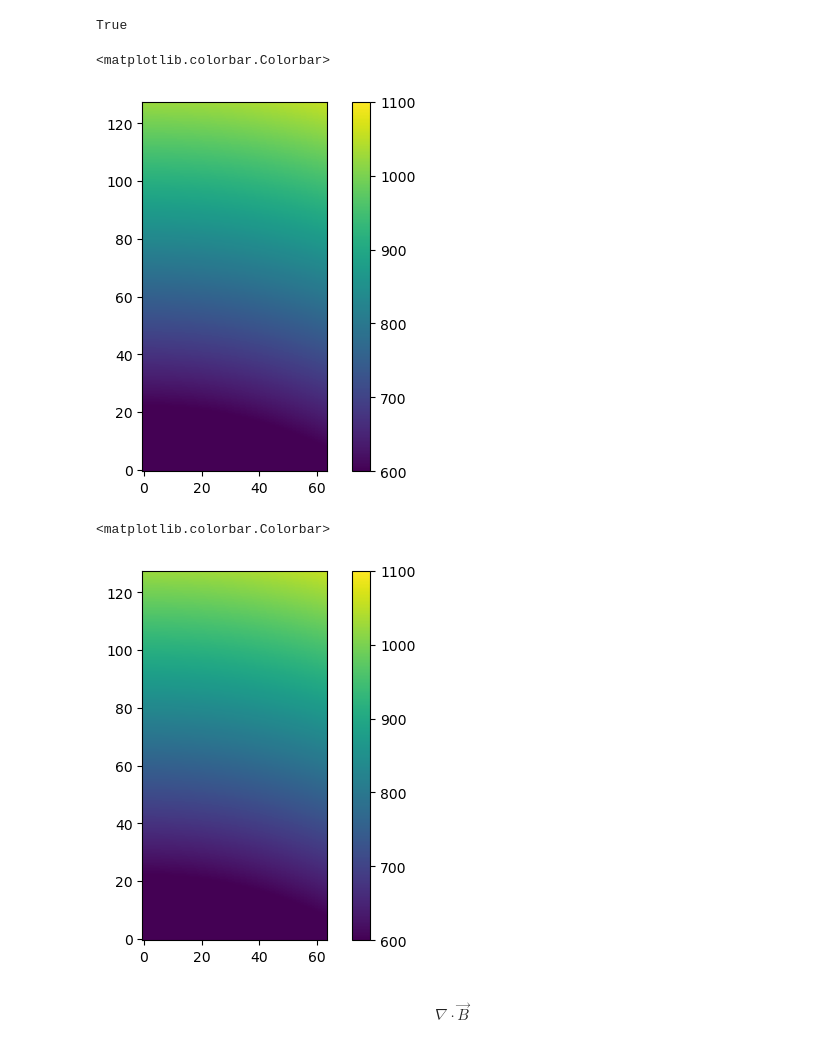
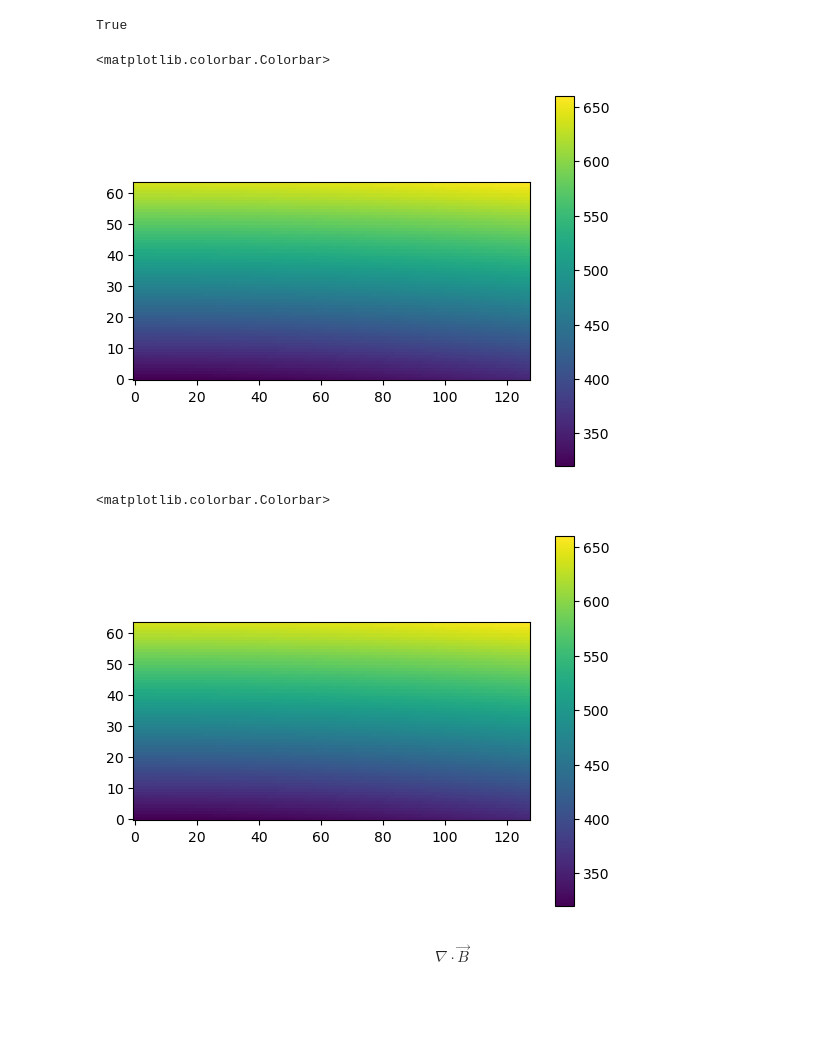
Before and after one commit to mgjeon/2023_zpinn, a Jupyter notebook: nbs/26_evaluation.ipynb, the cells around one changed output. Cells and saved outputs as stored; diff of their text form; code cells hidden in the pictures; blank space fills up the shorter version.

```diff
--- a/nbs/26_evaluation.ipynb
+++ b/nbs/26_evaluation.ipynb
@@ -742,7 +117,7 @@ def vector_map(vector):
 # %%
 import matplotlib.pyplot as plt
 # %%
-Nx, Ny, Nz = 64, 128, 256
+Nx, Ny, Nz = 128, 64, 160
 # %%
 x = np.linspace(0, 1, Nx)
 y = np.linspace(2, 4, Ny)
@@ -928,17 +303,17 @@ np.allclose(gradient_Bz, gradient_Bz_nu, atol=1e-3)
 # %% [output]
 True
 # %%
-plt.imshow(vector_map(gradient_Bz), origin='lower', vmin=600, vmax=1100)
+plt.imshow(vector_map(gradient_Bz), origin='lower')
 plt.colorbar()
 # %% [output]
 <matplotlib.colorbar.Colorbar>
-[figure, old version]
+[figure, new version]
 # %%
-plt.imshow(vector_map(gradient_Bz_nu), origin='lower', vmin=600, vmax=1100)
+plt.imshow(vector_map(gradient_Bz_nu), origin='lower')
 plt.colorbar()
 # %% [output]
 <matplotlib.colorbar.Colorbar>
-[figure, old version]
+[figure, new version]
 # %% [markdown]
 $$
 \nabla \cdot \vec{B}
```
Also changed, not shown: parts of 92 cells of this notebook, 13 other files.
